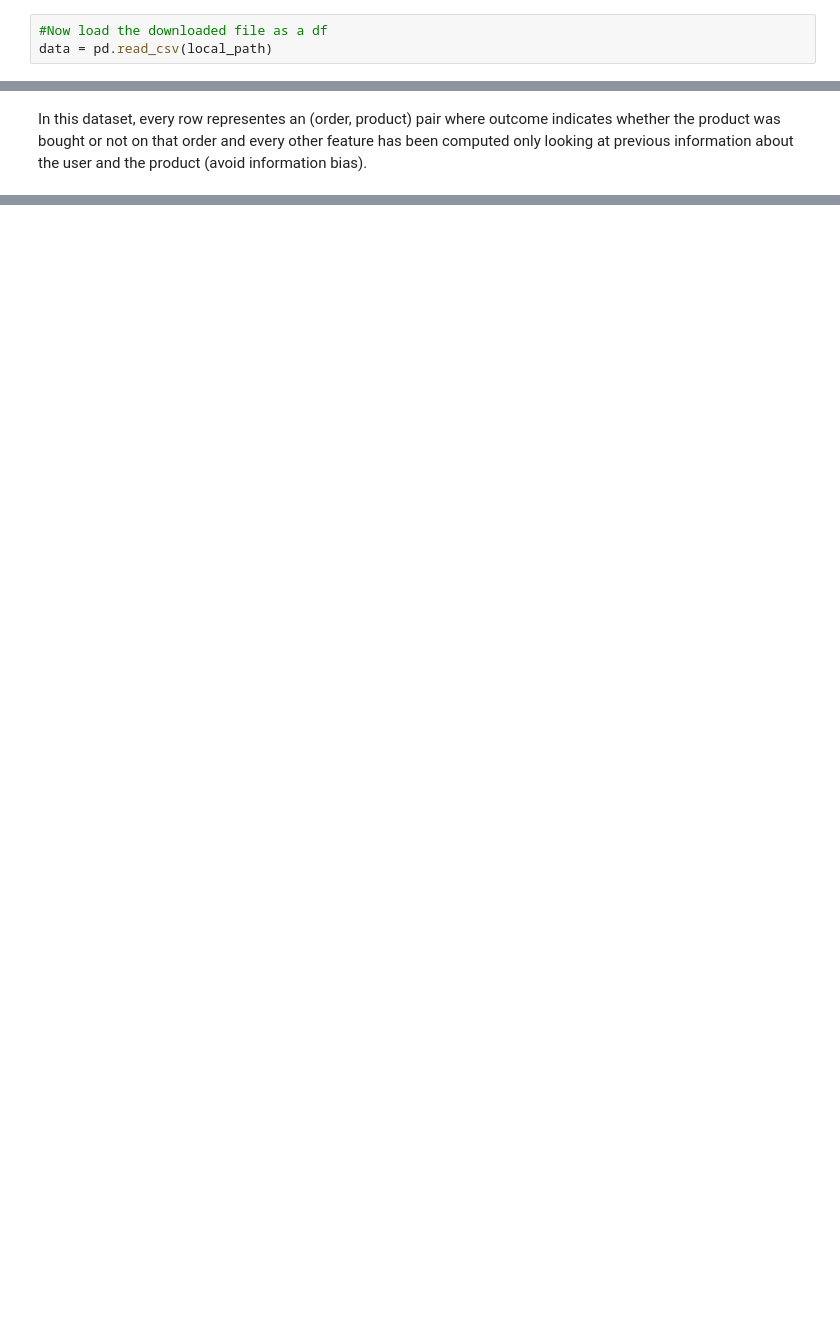
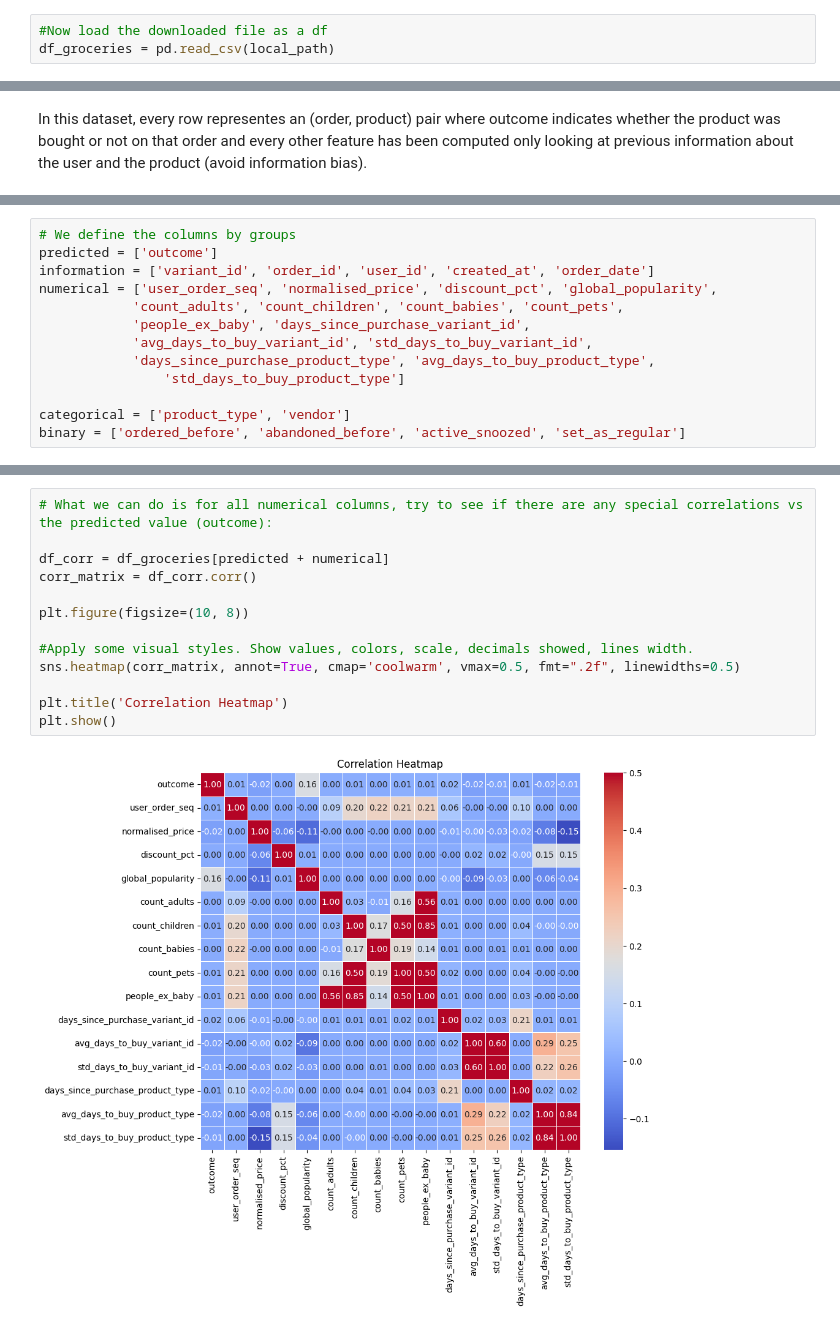
Before and after one commit to dan1dr/zrive-ds, a Jupyter notebook: src/module_2/module_2.ipynb, the cells around one changed output, grey strips where cells are left out. Saved outputs shown, nothing was run; the diff lists cells and outputs as text; blank space fills up the shorter version.

```diff
--- a/src/module_2/module_2.ipynb
+++ b/src/module_2/module_2.ipynb
@@ -829,5 +827,5 @@ Downloaded: 761678715 bytes, 100% complete
 Download complete!
 # %%
 #Now load the downloaded file as a df
-data = pd.read_csv(local_path)
+df_groceries = pd.read_csv(local_path)
 # %%
@@ -909,3 +908,16 @@ Within all features, we can group them if:
 - Categorical: (splitted by categorical and binary)
     - Categorical: ['product_type', 'vendor']
     - Binary: ['ordered_before', 'abandoned_before', 'active_snoozed', 'set_as_regular']
+# %%
+# We define the columns by groups
+predicted = ['outcome']
+information = ['variant_id', 'order_id', 'user_id', 'created_at', 'order_date']
+numerical = ['user_order_seq', 'normalised_price', 'discount_pct', 'global_popularity',
+            'count_adults', 'count_children', 'count_babies', 'count_pets',
+            'people_ex_baby', 'days_since_purchase_variant_id',
+            'avg_days_to_buy_variant_id', 'std_days_to_buy_variant_id',
+            'days_since_purchase_product_type', 'avg_days_to_buy_product_type',
+                'std_days_to_buy_product_type']
+
+categorical = ['product_type', 'vendor']
+binary = ['ordered_before', 'abandoned_before', 'active_snoozed', 'set_as_regular']
@@ -911,0 +936,15 @@ Within all features, we can group them if:
+# %%
+# What we can do is for all numerical columns, try to see if there are any special correlations vs the predicted value (outcome):
+
+df_corr = df_groceries[predicted + numerical]
+corr_matrix = df_corr.corr()
+
+plt.figure(figsize=(10, 8))
+
+#Apply some visual styles. Show values, colors, scale, decimals showed, lines width.
+sns.heatmap(corr_matrix, annot=True, cmap='coolwarm', vmax=0.5, fmt=".2f", linewidths=0.5)
+
+plt.title('Correlation Heatmap')
+plt.show()
+# %% [output]
+[figure, added]
```
Also changed, not shown: parts of 23 cells of this notebook.
